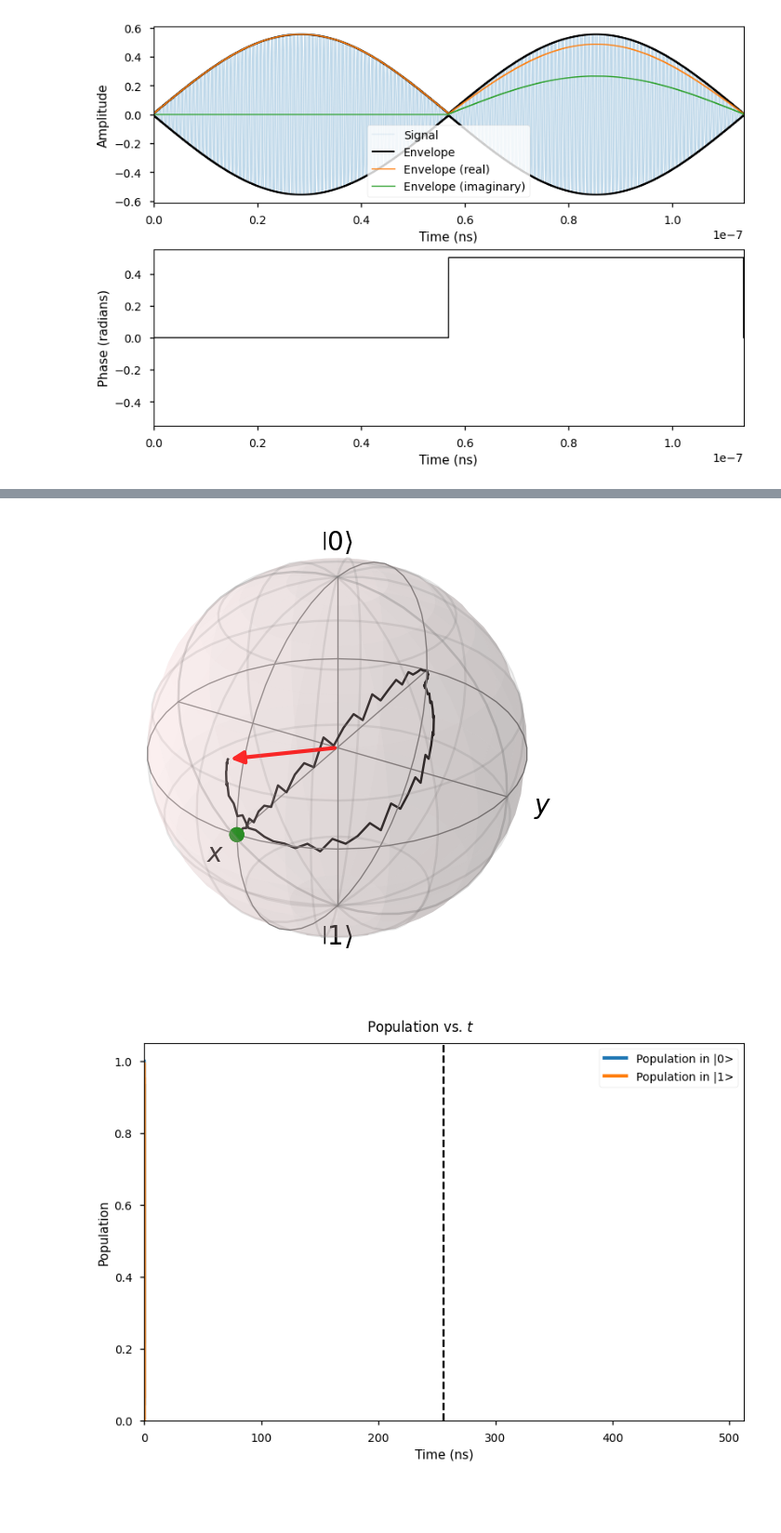
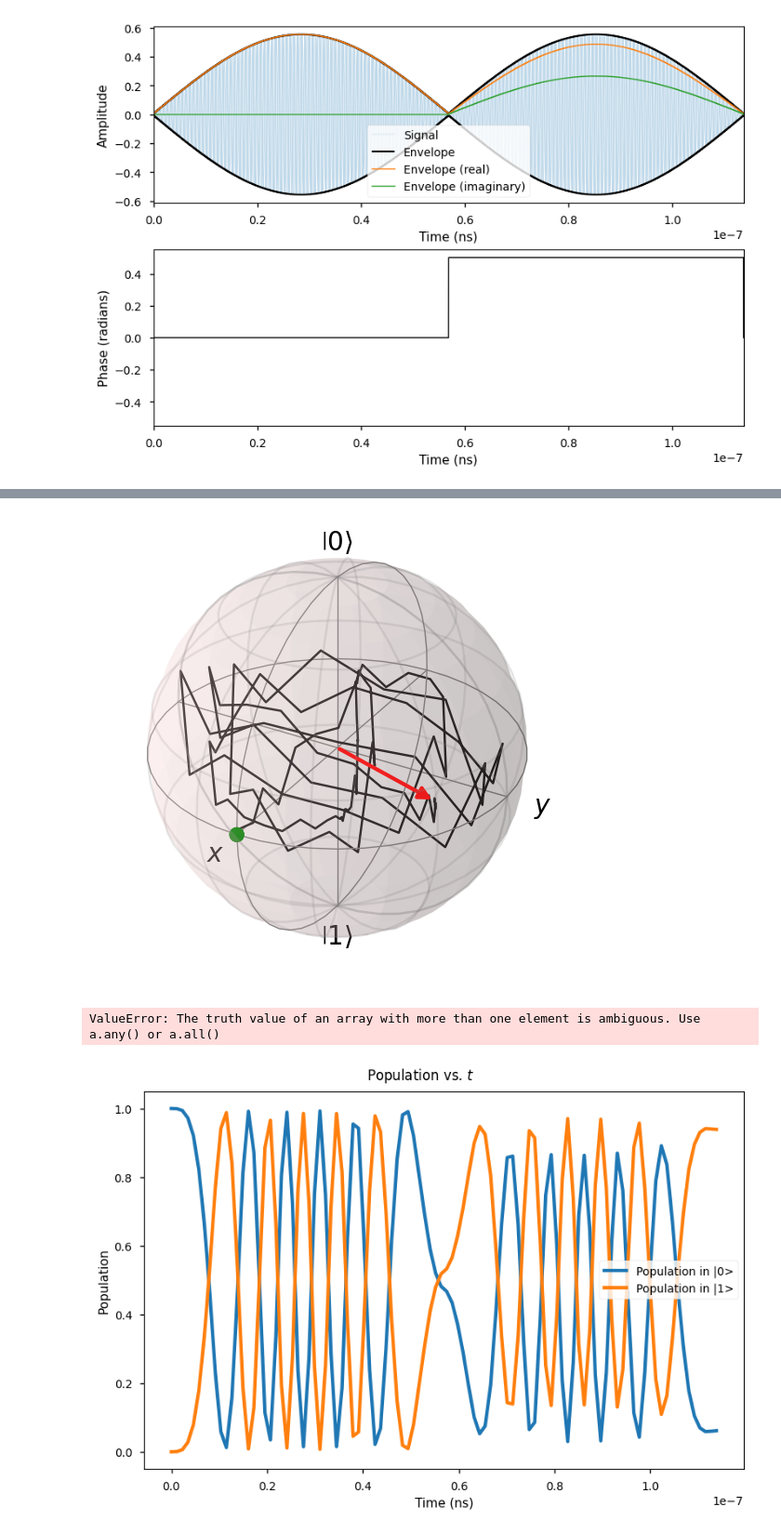
Before and after one commit to sinel/casq, a Jupyter notebook: src/casq/notebooks/playground.ipynb, the cells around one changed output, grey strips where cells are left out. Shown: that part at 93% size. Drawn from its saved outputs; the diff is of its cells as text; code cells hidden in the pictures; blank space fills up the shorter version.

```diff
--- a/src/casq/notebooks/playground.ipynb
+++ b/src/casq/notebooks/playground.ipynb
@@ -53,11 +52,11 @@ fig = plot_signal(schedules[5], dt, "d0", qubit_frequency, 2*duration*dt)
 solutions = {}
 for schedule in schedules:
     solution = solver.solve(
-        run_input=schedule, steps=100,
+        run_input=schedule, steps=100, shots=1024,
         method="jax_odeint", atol=1e-6, rtol=1e-8, hmax=dt
     )
     solutions[schedule.name] = solution
 # %%
-solution0 = solutions[schedules[2].name][0]
-print(solution0)
+solution = solutions[schedules[-1].name]
+print(solution.populations)
 # %% [output]
@@ -82,10 +65,13 @@ print(solution0)
 x = []
 y = []
 z = []
-for sv in solution0.y:
-    xp, yp, zp = sv.data.real
+for state in solution.states:
+    xp, yp, zp = state.data.real
     x.append(xp)
     y.append(yp)
     z.append(zp)
-p0 = [sv.probabilities()[0] for sv in solution0.y]
-p1 = [sv.probabilities()[1] for sv in solution0.y]
+p0 = []
+p1 = []
+for pop in solution.populations:
+    p0.append(pop.get("0", 0))
+    p1.append(pop.get("1", 0))
@@ -102,23 +106,22 @@ fig = plot(
 # %%
 fig = plot_bloch(x, y, z)
 # %% [output]
-[figure, old version]
+[figure, new version]
 # %%
 p0_config = LineConfig(
-    x=solution0.t, y=p0, label="Population in |0>",
-    xlim=(0, 2*duration), ylim=(0, 1.05),
+    x=solution.time, y=p0, label="Population in |0>",
     line_style=LineStyle(size=3), xtitle="Time (ns)", ytitle="Population"
 )
 p1_config = LineConfig(
-    x=solution0.t, y=p1, label="Population in |1>",
-    xlim=(0, 2*duration), ylim=(0, 1.05),
+    x=solution.time, y=p1, label="Population in |1>",
     line_style=LineStyle(size=3), xtitle="Time (ns)", ytitle="Population"
 )
-vline = (duration, None, LineStyle(type=LineType.DASHED, color="black"), None)
+vline = (0.5*solution.time, None, LineStyle(type=LineType.DASHED, color="black"), None)
 fig = plot(
     data=[p0_config, p1_config],
     vlines=[vline],
     title="Population vs. $t$", legend_style=LegendStyle()
 )
 # %% [output]
+ValueError: The truth value of an array with more than one element is ambiguous. Use a.any() or a.all()
-[figure, old version]
+[figure, new version]
```
Also changed, not shown: parts of 4 cells of this notebook, 5 other files.
